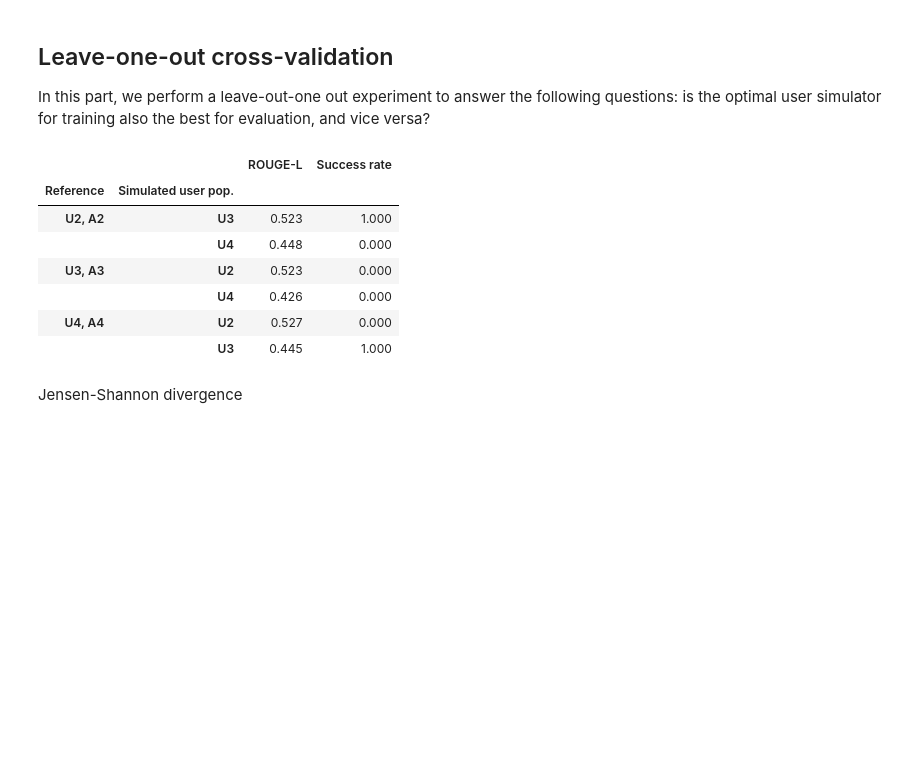
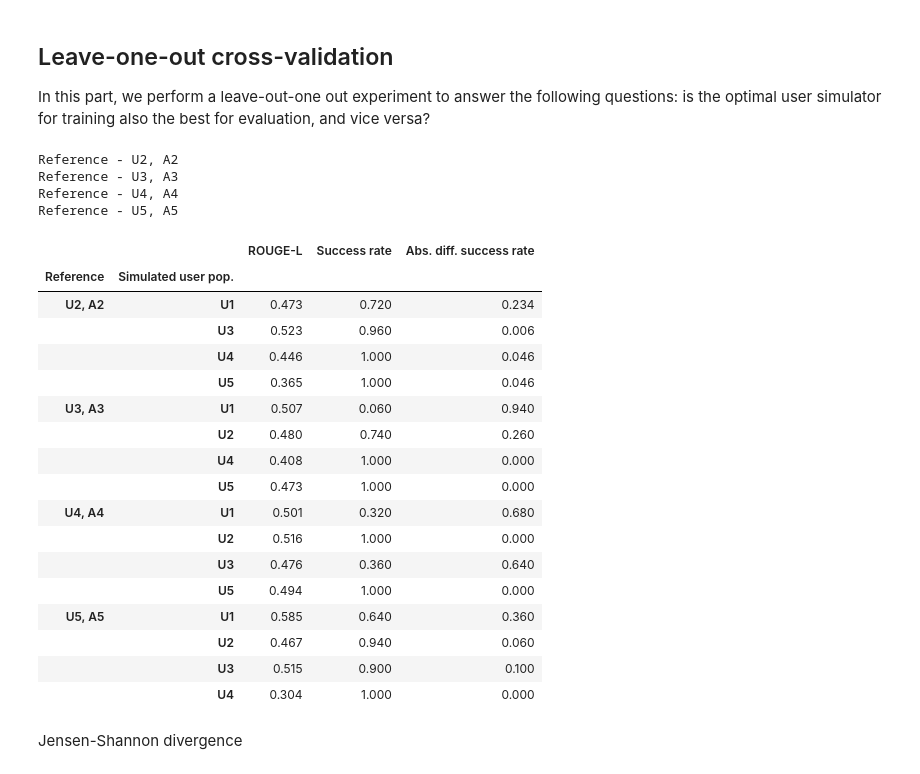
Before and after one commit to NoB0/usersim-objectives, a Jupyter notebook: ictir_2024_experimentation.ipynb, the cells around one changed output. Drawn from its saved outputs; the diff is of its cells as text; code cells hidden in the pictures; blank space fills up the shorter version.

Commit message:
Update notebook with outcome prediction and MG-ShopDial

```diff
--- a/ictir_2024_experimentation.ipynb
+++ b/ictir_2024_experimentation.ipynb
@@ -442,2 +304,0 @@ Evaluation results: {'mcc': 0.0, 'accuracy': 0.5, 'f1_score': 0.0, 'tp': 0, 'tn'
-# %%
-USER_POPULATIONS["U4"].set_success_predictor(success_predictor)
@@ -508,16 +367,18 @@ def sample_dialogue(
 def sample_dialogues(
     agent_transition_probs: ParticipantTransitionProbs,
     user_transition_probs: ParticipantTransitionProbs,
-    success_predictor: ClassificationModel,
     num_dialogues: int,
+    patience: float,
+    inclination: float,
 ) -> List[Tuple[List[str], bool]]:
     """Samples dialogues.
 
     Args:
         agent_transition_probs: Transition probabilities for the agent.
         user_transition_probs: Transition probabilities for the user.
-        success_predictor: Success predictor model.
         num_dialogues: Number of dialogues to sample.
+        patience: User's patience.
+        inclination: User's inclination towards goal completion.
 
     Returns:
         Dialogues with success status.
@@ -527,7 +388,10 @@ def sample_dialogues(
         dialogue = sample_dialogue(
             agent_transition_probs, user_transition_probs
         )
-        success = success_predictor.predict([" ".join(dialogue)])[0][0]
+
+        success = predict_dialogue_outcome(
+            patience, inclination, dialogue
+        )
         dialogues.append((dialogue, success))
 
     return dialogues
@@ -630,13 +491,16 @@ transformers.logging.set_verbosity_error()
 # %%
-# participant_pairs = [("U1", "A1"), ("U2", "A2"), ("U3", "A3"), ("U4", "A4")]
-participant_pairs = [("U2", "A2"), ("U3", "A3"), ("U4", "A4")]
-num_synthetic_dialogues = 100
+participant_pairs = [("U1", "A1"), ("U2", "A2"), ("U3", "A3"), ("U4", "A4"), ("U5", "A5")]
+# participant_pairs = [("U2", "A2"), ("U3", "A3"), ("U4", "A4"), ("U5", "A5")]
+num_synthetic_dialogues = 500
 
 results = defaultdict(dict)
 
 for user_pop, agent in participant_pairs:
     print(f"Reference - {user_pop}, {agent}")
     user_population = USER_POPULATIONS[user_pop]
+    historical_success_rate = compute_success_rate(
+        user_population.historical_outcomes
+    )
     for _, simulated_user_population in USER_POPULATIONS.items():
         if user_pop == simulated_user_population.name:
             continue
@@ -645,8 +509,9 @@ for user_pop, agent in participant_pairs:
         synthetic_dialogues_data = sample_dialogues(
             AGENT_POPULATIONS[agent]["transition_probabilities"],
             simulated_user_population.transition_probabilities,
-            simulated_user_population.success_predictor,
             num_synthetic_dialogues,
+            simulated_user_population.patience,
+            simulated_user_population.inclination,
         )
 
         simulated_dialogues = []
@@ -664,29 +529,60 @@ for user_pop, agent in participant_pairs:
         # Compute success rate
         success_rate = compute_success_rate(simulated_dialogues_success)
 
+        # Absolute difference success rate
+        abs_diff_success_rate = abs(
+            success_rate
+            - historical_success_rate
+        )
+
         results[f"{user_pop}, {agent}"][simulated_user_population.name] = {
             "ROUGE-L": rouge_l_score,
             "Success rate": success_rate,
+            "Abs. diff. success rate": abs_diff_success_rate,
         }
+# %% [output]
+Reference - U2, A2
+Reference - U3, A3
+Reference - U4, A4
+Reference - U5, A5
 # %%
 rows = []
 for participant_pair, d in results.items():
     for simulated_user, metrics in d.items():
-        rows.append((participant_pair, simulated_user, *(value for _, value in metrics.items())))
+        rows.append(
+            (
+                participant_pair,
+                simulated_user,
+                *(value for _, value in metrics.items()),
+            )
+        )
 
-summary = pd.DataFrame(rows, columns=["Reference", "Simulated user pop.","ROUGE-L", "Success rate"])
+summary = pd.DataFrame(
+    rows,
+    columns=["Reference", "Simulated user pop.", "ROUGE-L", "Success rate", "Abs. diff. success rate"],
+)
 summary.set_index(["Reference", "Simulated user pop."], inplace=True)
 
 summary.style.format(precision=3)
 # %% [output]
-|  |  | ROUGE-L | Success rate |
-| Reference | Simulated user pop. |  |  |
-| U2, A2 | U3 | 0.523 | 1.000 |
-|  | U4 | 0.448 | 0.000 |
-| U3, A3 | U2 | 0.523 | 0.000 |
-|  | U4 | 0.426 | 0.000 |
-| U4, A4 | U2 | 0.527 | 0.000 |
-|  | U3 | 0.445 | 1.000 |
+|  |  | ROUGE-L | Success rate | Abs. diff. success rate |
+| Reference | Simulated user pop. |  |  |  |
+| U2, A2 | U1 | 0.473 | 0.720 | 0.234 |
+|  | U3 | 0.523 | 0.960 | 0.006 |
+|  | U4 | 0.446 | 1.000 | 0.046 |
+|  | U5 | 0.365 | 1.000 | 0.046 |
+| U3, A3 | U1 | 0.507 | 0.060 | 0.940 |
+|  | U2 | 0.480 | 0.740 | 0.260 |
+|  | U4 | 0.408 | 1.000 | 0.000 |
+|  | U5 | 0.473 | 1.000 | 0.000 |
+| U4, A4 | U1 | 0.501 | 0.320 | 0.680 |
+|  | U2 | 0.516 | 1.000 | 0.000 |
+|  | U3 | 0.476 | 0.360 | 0.640 |
+|  | U5 | 0.494 | 1.000 | 0.000 |
+| U5, A5 | U1 | 0.585 | 0.640 | 0.360 |
+|  | U2 | 0.467 | 0.940 | 0.060 |
+|  | U3 | 0.515 | 0.900 | 0.100 |
+|  | U4 | 0.304 | 1.000 | 0.000 |
 # %% [markdown]
 Jensen-Shannon divergence
 # %%
```
Also changed, not shown: parts of 27 cells of this notebook, 3 other files.
